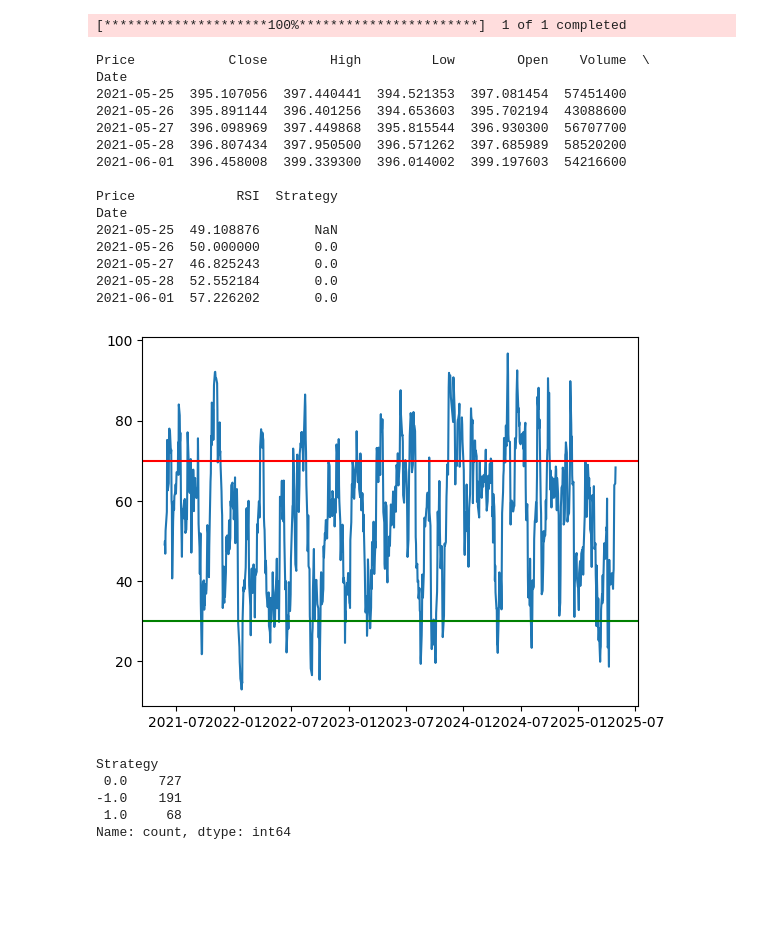
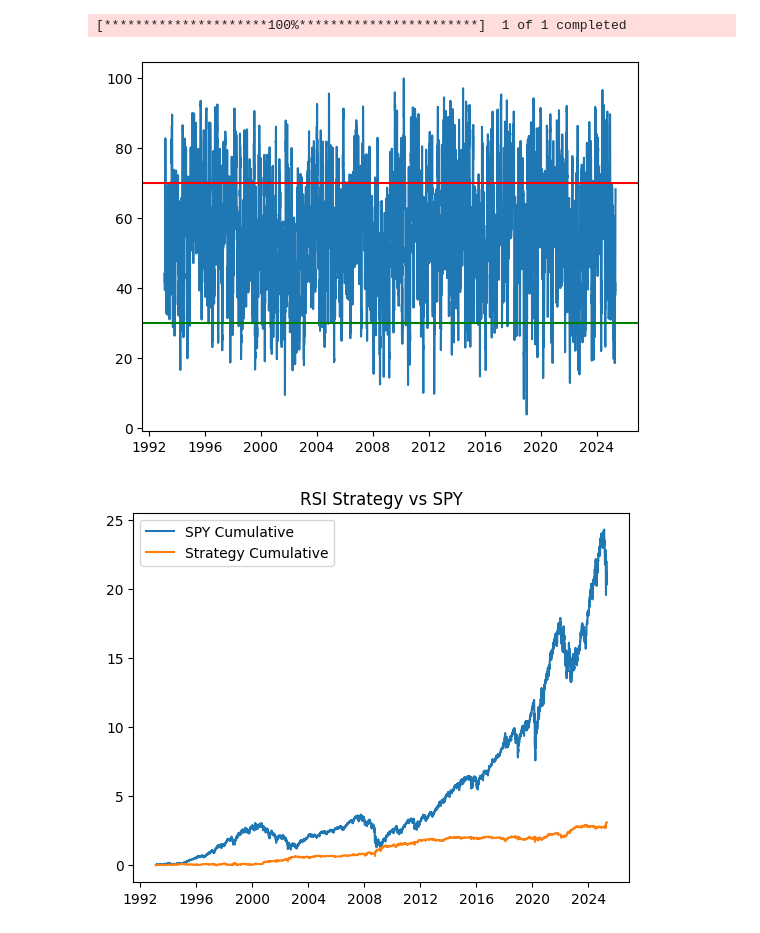
Before and after one commit to franciskamande-ai/MODELS, a Jupyter notebook: RSI.ipynb, the cells around one changed output. Cells and saved outputs as stored; diff of their text form; code cells hidden in the pictures; blank space fills up the shorter version.

```diff
--- a/RSI.ipynb
+++ b/RSI.ipynb
@@ -8,7 +8,7 @@ TICKER = 'SPY'
 RSI_LENGTH = 14
 OVERBOUGHT = 70
 OVERSOLD = 30
-LOOKBACK = 1000
+LOOKBACK = 10000
 
 def get_data(ticker=TICKER):
     df = yf.download(ticker)
@@ -36,57 +36,45 @@ def add_RSI(df, length=RSI_LENGTH):
 
     # plot the relative strength index
     plt.plot(df['RSI'])
     plt.axhline(OVERBOUGHT, color='red')
     plt.axhline(OVERSOLD, color='green')
 
     return df.dropna()
 
 def add_strategy(df, overbought=OVERBOUGHT, oversold=OVERSOLD):
 
     df['Strategy'] = 0
     df['Strategy'] = np.where(df['RSI'] > overbought, -1,
                      np.where(df['RSI'] < oversold, 1, 0))
 
     # shift back to make sure we have seen the signal
     df['Strategy'] = df['Strategy'].shift(1)
     return df
 
 def test_strategy(df):
 
+    df['Asset_Returns'] = (1 + df['Close'].pct_change()).cumprod() - 1
+    df['Strategy_Returns'] = (1 + df['Close'].pct_change() * df['Strategy']).cumprod() - 1
+
+    # plot the strategy returns
+
+    plt.figure()
+    plt.plot(df['Asset_Returns'])
+    plt.plot(df['Strategy_Returns'])
+    plt.legend([f'{TICKER} Cumulative', 'Strategy Cumulative'])
+    plt.title(F'RSI Strategy vs {TICKER}');
+
+    return df
 
 def main():
     df = get_data()
     df = add_RSI(df)
     df = add_strategy(df)
-    print(df.head())
-
+    df = test_strategy(df)
     return df
 
-
 df = main()
 # %% [output]
 [*********************100%***********************]  1 of 1 completed
-Price            Close        High         Low        Open    Volume  \
-Date
-2021-05-25  395.107056  397.440441  394.521353  397.081454  57451400
-2021-05-26  395.891144  396.401256  394.653603  395.702194  43088600
-2021-05-27  396.098969  397.449868  395.815544  396.930300  56707700
-2021-05-28  396.807434  397.950500  396.571262  397.685989  58520200
-2021-06-01  396.458008  399.339300  396.014002  399.197603  54216600
-
-Price             RSI  Strategy
-Date
-2021-05-25  49.108876       NaN
-2021-05-26  50.000000       0.0
-2021-05-27  46.825243       0.0
-2021-05-28  52.552184       0.0
-2021-06-01  57.226202       0.0
-[figure, old version]
+[figure, new version]
+[figure, added]
-# %%
-df['Strategy'].value_counts()
-# %% [output]
-Strategy
- 0.0    727
--1.0    191
- 1.0     68
-Name: count, dtype: int64
```
